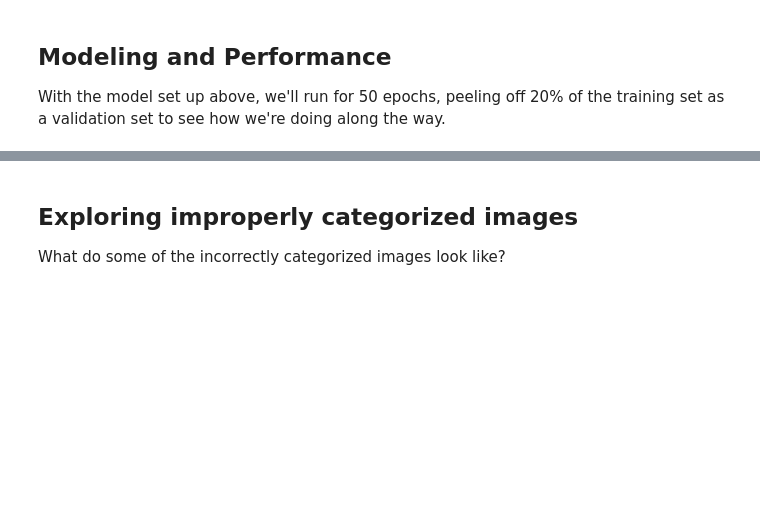
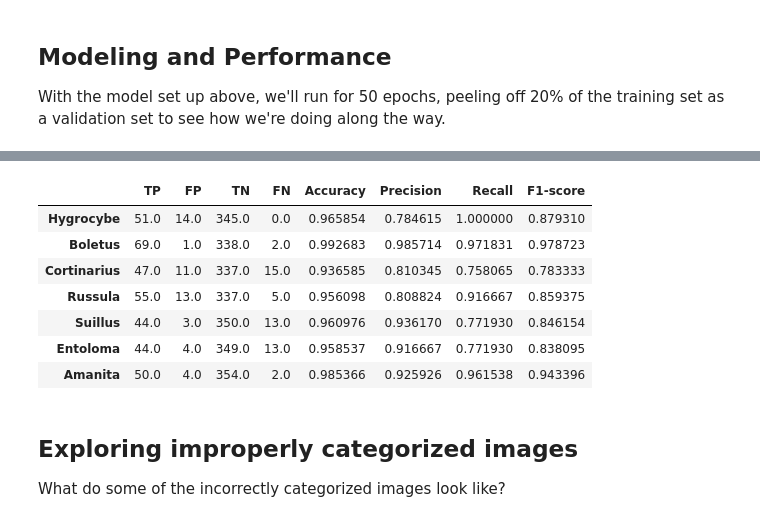
Before and after one commit to david-olivero/Mushrooms, a Jupyter notebook: Mushrooms_Preprocessing_And_Model.ipynb, the cells around one changed output, grey strips where cells are left out. Saved outputs shown, nothing was run; the diff lists cells and outputs as text; code cells hidden in the pictures; blank space fills up the shorter version.

```diff
--- a/Mushrooms_Preprocessing_And_Model.ipynb
+++ b/Mushrooms_Preprocessing_And_Model.ipynb
@@ -423,3 +444,35 @@ plt.show()
+# %%
+def scores(df, cats):
+    conf = {}
+    total = df.sum().sum()
+
+    for i in np.arange(len(cats)):
+        tp = df.loc[i][i]
+        fn = df.loc[i].sum() - tp
+        fp = df[i].sum() - tp
+        tn = total - tp - fn - fp
+        acc = (tp + tn) / total     # Accuracy
+        Prec = tp / (tp + fp)       # Precision
+        Rec = tp / (tp + fn)        # Recall
+        f1 = 2 / (1/Prec + 1/Rec)   # F1-score
+        conf[cats[i]] = [tp, fp, tn, fn, acc, Prec, Rec, f1]
+
+    conf = pd.DataFrame(conf).T
+    conf.columns = ['TP', 'FP', 'TN', 'FN', 'Accuracy', 'Precision', 'Recall', 'F1-score']
+
+    return conf
+# %%
+conf = scores(df, cats)
+conf
+# %% [output]
+|  | TP | FP | TN | FN | Accuracy | Precision | Recall | F1-score |
+| Hygrocybe | 51.0 | 14.0 | 345.0 | 0.0 | 0.965854 | 0.784615 | 1.000000 | 0.879310 |
+| Boletus | 69.0 | 1.0 | 338.0 | 2.0 | 0.992683 | 0.985714 | 0.971831 | 0.978723 |
+| Cortinarius | 47.0 | 11.0 | 337.0 | 15.0 | 0.936585 | 0.810345 | 0.758065 | 0.783333 |
+| Russula | 55.0 | 13.0 | 337.0 | 5.0 | 0.956098 | 0.808824 | 0.916667 | 0.859375 |
+| Suillus | 44.0 | 3.0 | 350.0 | 13.0 | 0.960976 | 0.936170 | 0.771930 | 0.846154 |
+| Entoloma | 44.0 | 4.0 | 349.0 | 13.0 | 0.958537 | 0.916667 | 0.771930 | 0.838095 |
+| Amanita | 50.0 | 4.0 | 354.0 | 2.0 | 0.985366 | 0.925926 | 0.961538 | 0.943396 |
 # %% [markdown]
 ## Exploring improperly categorized images ##
 
```
Also changed, not shown: parts of 24 cells of this notebook, 1 other file.
